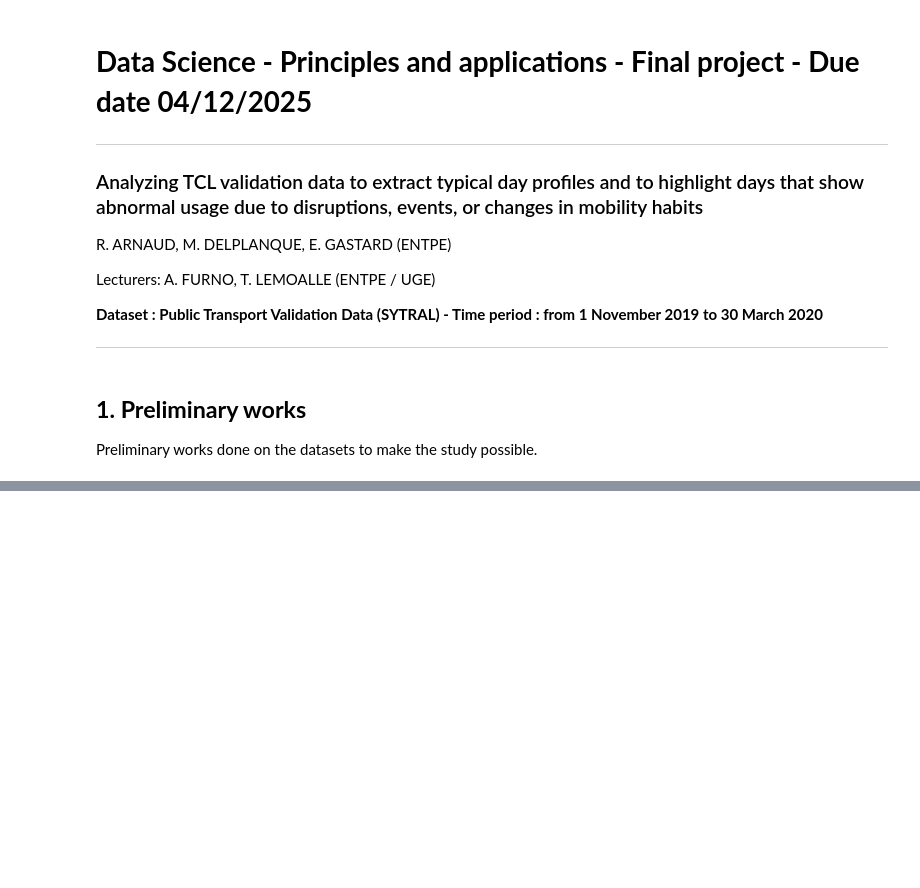
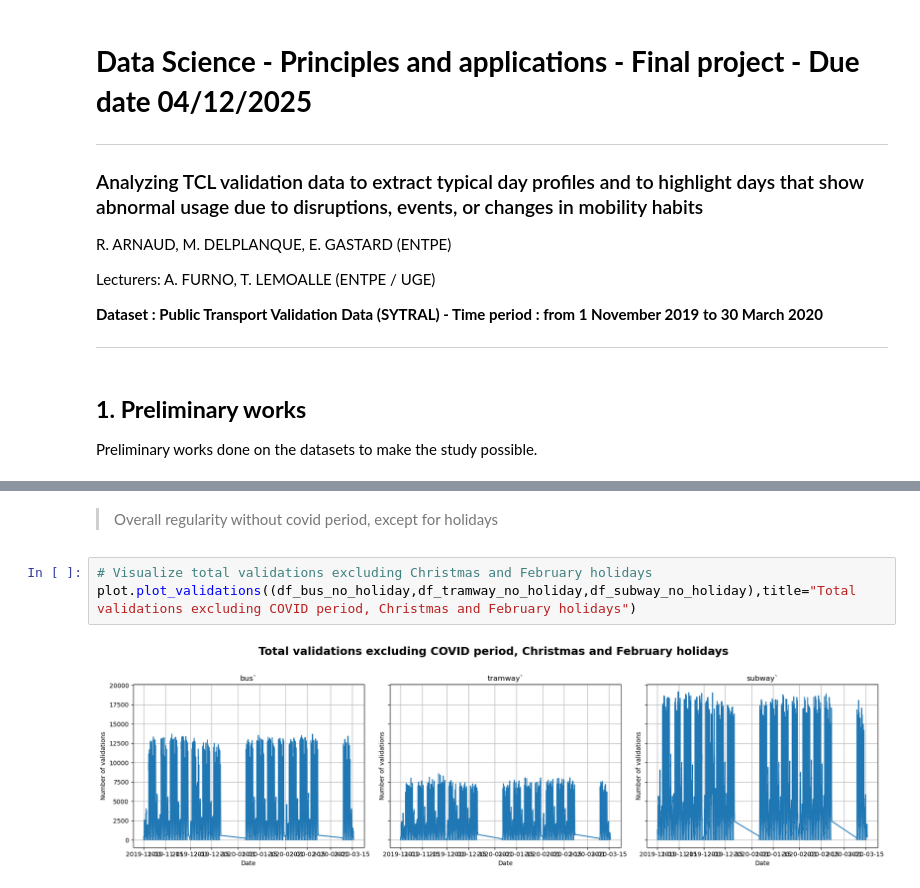
Before and after one commit to arnaudromain2003-lang/DSPAP-Project-2025-ARNAUD-DELPLANQUE-GASTARD, a Jupyter notebook: notebooks/Final_notebook.ipynb, the cells around one changed output, grey strips where cells are left out. Cells and saved outputs as stored; diff of their text form; blank space fills up the shorter version.

```diff
--- a/notebooks/Final_notebook.ipynb
+++ b/notebooks/Final_notebook.ipynb
@@ -175,0 +172,7 @@ Pour le subway, deux colonnes utilisees seulement VAL_DATA et Flow agrégé sur
+# %% [markdown]
+> Overall regularity without covid period, except for holidays
+# %%
+# Visualize total validations excluding Christmas and February holidays
+plot.plot_validations((df_bus_no_holiday,df_tramway_no_holiday,df_subway_no_holiday),title="Total validations excluding COVID period, Christmas and February holidays")
+# %% [output]
+[figure, added]
```
Also changed, not shown: parts of 54 cells of this notebook, 7 other files.
